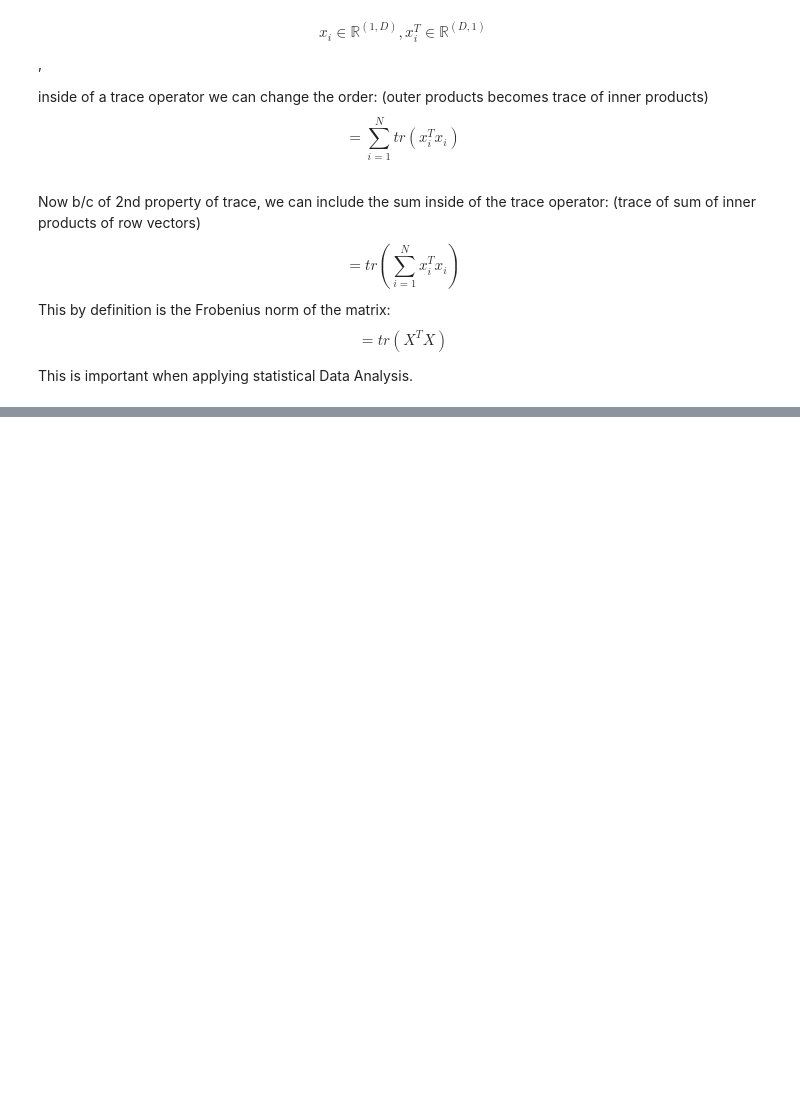
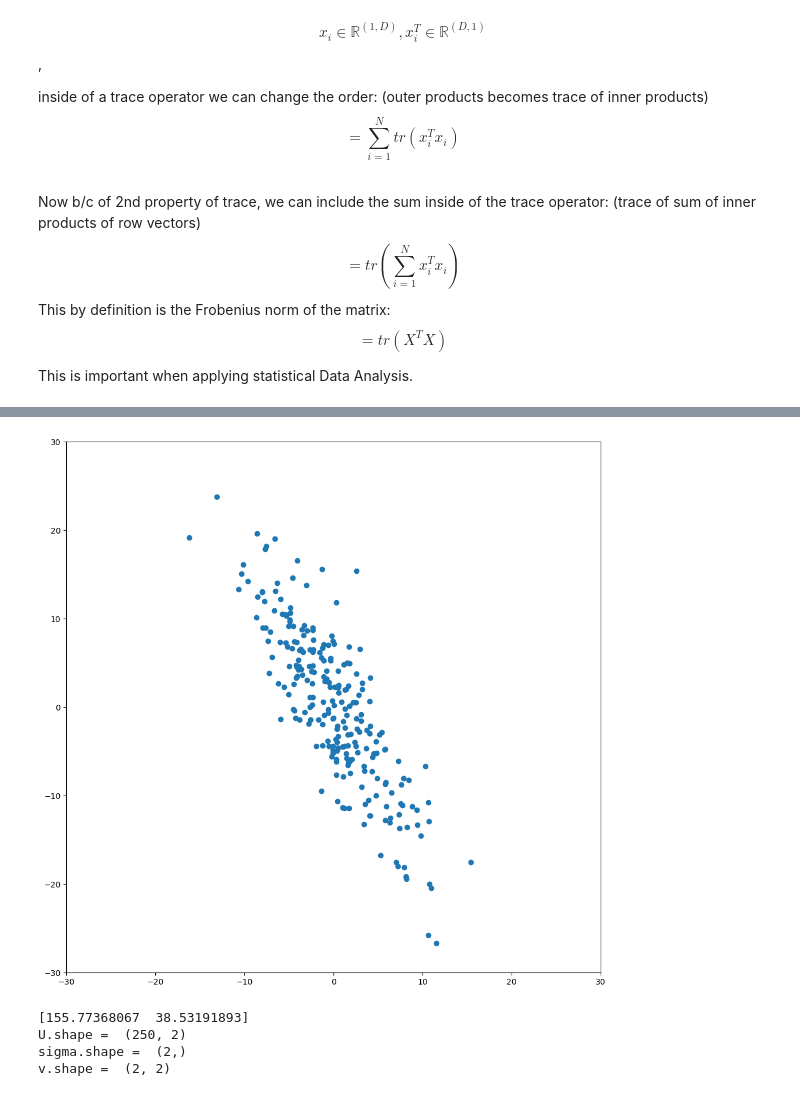
Before and after one commit to numustafa/pyml, a Jupyter notebook: Exam prep/practice_lecture.ipynb, the cells around one changed output, grey strips where cells are left out. Cells and saved outputs as stored; diff of their text form; code cells hidden in the pictures; blank space fills up the shorter version.

```diff
--- a/Exam prep/practice_lecture.ipynb
+++ b/Exam prep/practice_lecture.ipynb
@@ -1628,0 +1772,31 @@ True
+# %%
+# Create a Random Dataset with correlated features dependency
+np.random.seed(42)                         # set the seed for the random number generator
+
+N = 250
+M = np.random.normal(0,5,(N,2))            # create a matrix with 2 correlated features (columns) and 250 samples (rows), the features are normally distributed with mean = 0 and std = 5
+M[:,1] -= 1.5*M[:,0]                       # create a negative correlation between the dimensions of the matrix M
+
+# plot the data
+ax = plt.figure(figsize = (12, 12)).gca()              # creating a figure with a single axes - gca() is used to get the current axes
+ax.scatter(*M.T)                                     # plotting the data (the * is used to unpack the tuple) - the data is generated using the function f(x) = 0.5*x + 0.05*x^2 + 0.5
+ax.axis([-30,30,-30,30]);                            # setting the limits of the axes
+# %% [output]
+[figure, added]
+# %%
+# Finding Principal components via SVd
+M -= M.mean(axis = 0)                               # centering the data (subtracting the mean of each feature from the feature)
+U,sigma, v = np.linalg.svd(M, full_matrices = False) # performing the SVD on the centered data - the full_matrices = False is used to return the compact SVD
+print(sigma)                                         # checking the shapes of the matrices
+print("U.shape = ", U.shape)                        # checking the shapes of the matrices
+print("sigma.shape = ", sigma.shape)                # checking the shapes of the matrices
+print("v.shape = ", v.shape)                        # checking the shapes of the matrices
+
+X = U@ np.diag(sigma)                               # calculating the projection of the data on the principal components (the first principal component is the first column of the matrix U, the second principal component is the second column of the matrix U, etc.)
+
+assert np.allclose(np.sum(M-X), 0)           # checking if the projection of the data on the principal components is equal to the centered data (the sum of the differences should be 0)
+# %% [output]
+[155.77368067  38.53191893]
+U.shape =  (250, 2)
+sigma.shape =  (2,)
+v.shape =  (2, 2)
```
Also changed, not shown: parts of 52 cells of this notebook, 1 other file.
